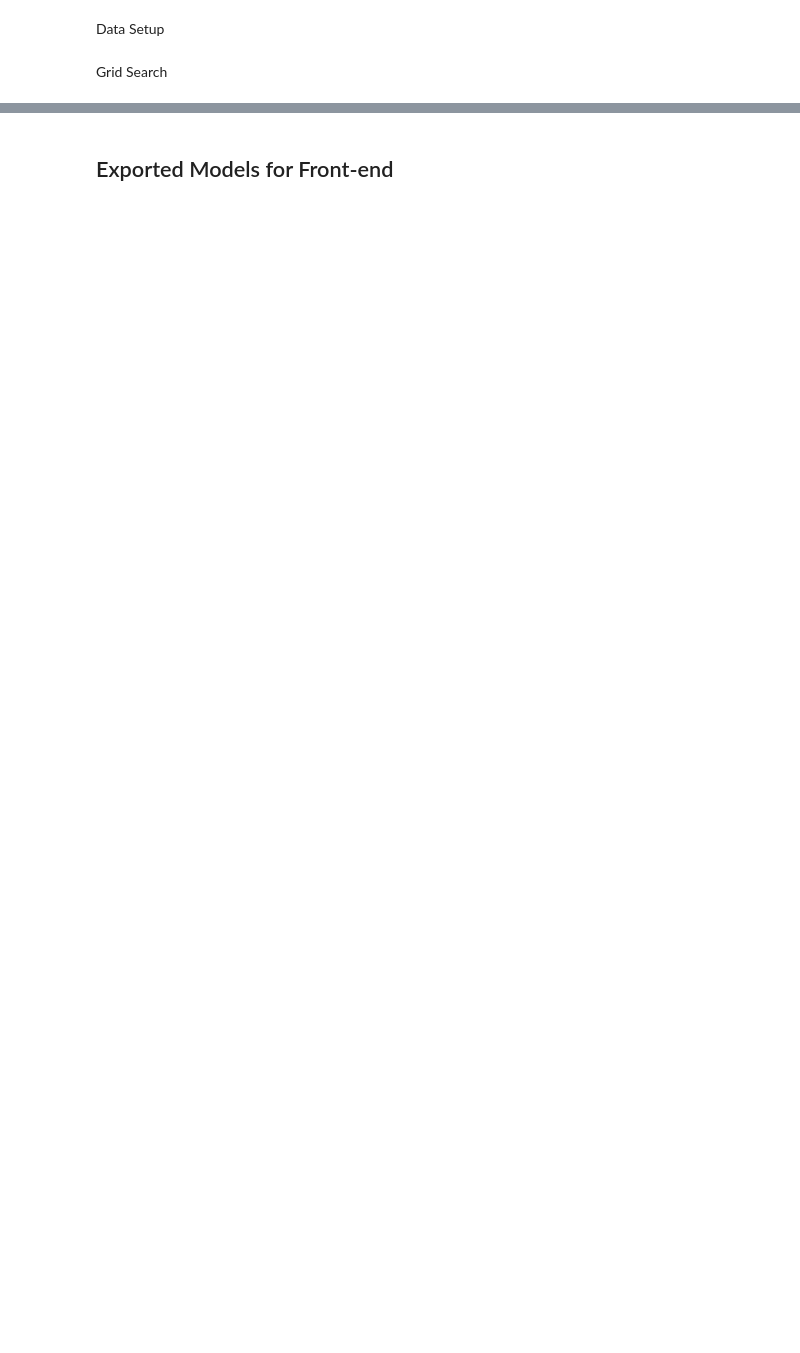
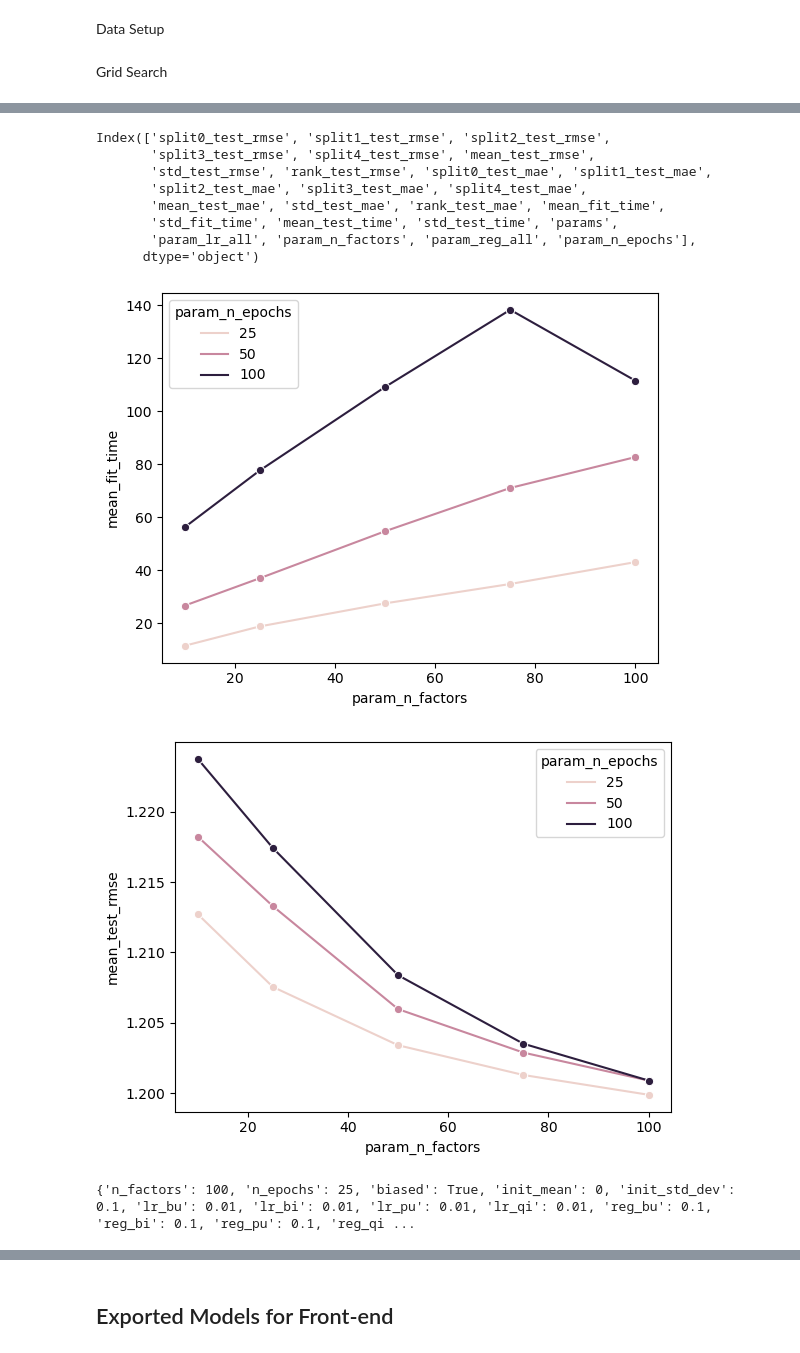
Before and after one commit to JayGus20/171Group10Project, a Jupyter notebook: ProjectCode.ipynb, the cells around one changed output, grey strips where cells are left out. Saved outputs shown, nothing was run; the diff lists cells and outputs as text; code cells hidden in the pictures; blank space fills up the shorter version.

```diff
--- a/ProjectCode.ipynb
+++ b/ProjectCode.ipynb
@@ -220,21 +236,16 @@ ratings_sample.to_csv('data/frontend_ratings_sample.csv', index=False)
 # %% [markdown]
 Data Setup
 # %%
-def create_dataset_from_df(df):
-    reader = Reader(rating_scale=(1,10))
-    return Dataset.load_from_df(df, reader)
-
-# Read into Suprise dataset
-svd_ratings_dataset =create_dataset_from_df(ratings_sample)
+svd_ratings_dataset = finalprojutils.create_dataset_from_df(ratings_sample)
 # %% [markdown]
 Grid Search
 # %%
 # Grid search for optimal hyperparameters
 param_grid = {
     'lr_all' : [.01],
-    'n_factors' : [50, 75, 100],
+    'n_factors' : [10, 25, 50, 75, 100],
     'reg_all': [.1],
-    'n_epochs' : [50, 100, 150]
+    'n_epochs' : [25, 50, 100]
 }
 gridsearch_svd = GridSearchCV(
     SVD,
@@ -421,0 +266,29 @@ display_top_n(user_3_predictions, 25)
+# %%
+gs_results_df = pd.DataFrame.from_dict(gridsearch_svd.cv_results)
+
+print(gs_results_df.columns)
+# Train time for different n factors (embedding size)
+sns.lineplot(x='param_n_factors', y='mean_fit_time', hue='param_n_epochs', data=gs_results_df, marker='o')
+plt.show()
+
+# RMSE for different n factors
+sns.lineplot(x='param_n_factors', y='mean_test_rmse', hue='param_n_epochs', data=gs_results_df, marker='o')
+plt.show()
+# %% [output]
+Index(['split0_test_rmse', 'split1_test_rmse', 'split2_test_rmse',
+       'split3_test_rmse', 'split4_test_rmse', 'mean_test_rmse',
+       'std_test_rmse', 'rank_test_rmse', 'split0_test_mae', 'split1_test_mae',
+       'split2_test_mae', 'split3_test_mae', 'split4_test_mae',
+       'mean_test_mae', 'std_test_mae', 'rank_test_mae', 'mean_fit_time',
+       'std_fit_time', 'mean_test_time', 'std_test_time', 'params',
+       'param_lr_all', 'param_n_factors', 'param_reg_all', 'param_n_epochs'],
+      dtype='object')
+[figure, added]
+[figure, added]
+# %%
+# Create model instance from grid search optimal hyperparameters
+svd_instance = gridsearch_svd.best_estimator["rmse"]
+# Print Params
+print(svd_instance.__dict__)
+# %% [output]
+{'n_factors': 100, 'n_epochs': 25, 'biased': True, 'init_mean': 0, 'init_std_dev': 0.1, 'lr_bu': 0.01, 'lr_bi': 0.01, 'lr_pu': 0.01, 'lr_qi': 0.01, 'reg_bu': 0.1, 'reg_bi': 0.1, 'reg_pu': 0.1, 'reg_qi ...
```
Also changed, not shown: parts of 59 cells of this notebook, 4 other files.
